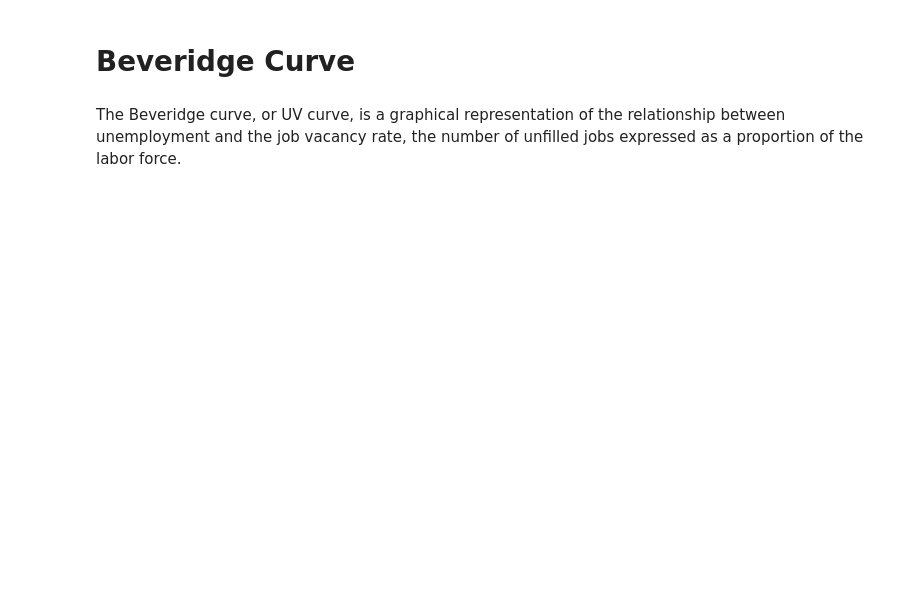
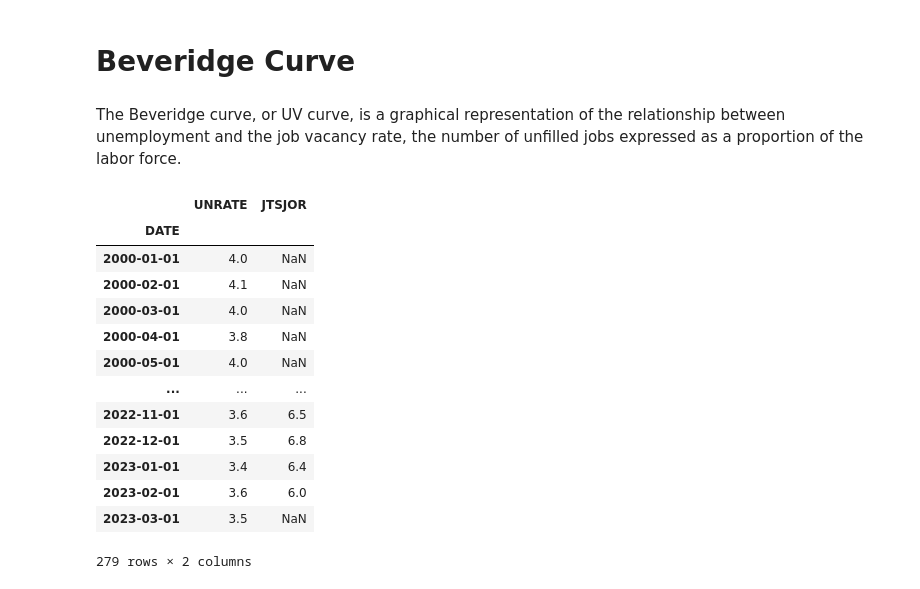
Before and after one commit to danielcs88/Beveridge_curve, a Jupyter notebook: beveridge_curve.ipynb, the cells around one changed output. Cells and saved outputs as stored; diff of their text form; code cells hidden in the pictures; blank space fills up the shorter version.

```diff
--- a/beveridge_curve.ipynb
+++ b/beveridge_curve.ipynb
@@ -7,3 +7,22 @@ import altair as alt
 import datapane as dp
 import pandas as pd
 import pandas_datareader as pdr
+# %%
+df = pdr.get_data_fred(["UNRATE", "JTSJOR"], start="2000-01-01")
+# %%
+df
+# %% [output]
+|  | UNRATE | JTSJOR |
+| DATE |  |  |
+| 2000-01-01 | 4.0 | NaN |
+| 2000-02-01 | 4.1 | NaN |
+| 2000-03-01 | 4.0 | NaN |
+| 2000-04-01 | 3.8 | NaN |
+| 2000-05-01 | 4.0 | NaN |
+| ... | ... | ... |
+| 2022-11-01 | 3.6 | 6.5 |
+| 2022-12-01 | 3.5 | 6.8 |
+| 2023-01-01 | 3.4 | 6.4 |
+| 2023-02-01 | 3.6 | 6.0 |
+| 2023-03-01 | 3.5 | NaN |
+279 rows × 2 columns
```
Also changed, not shown: parts of 6 cells of this notebook, 2 other files.
